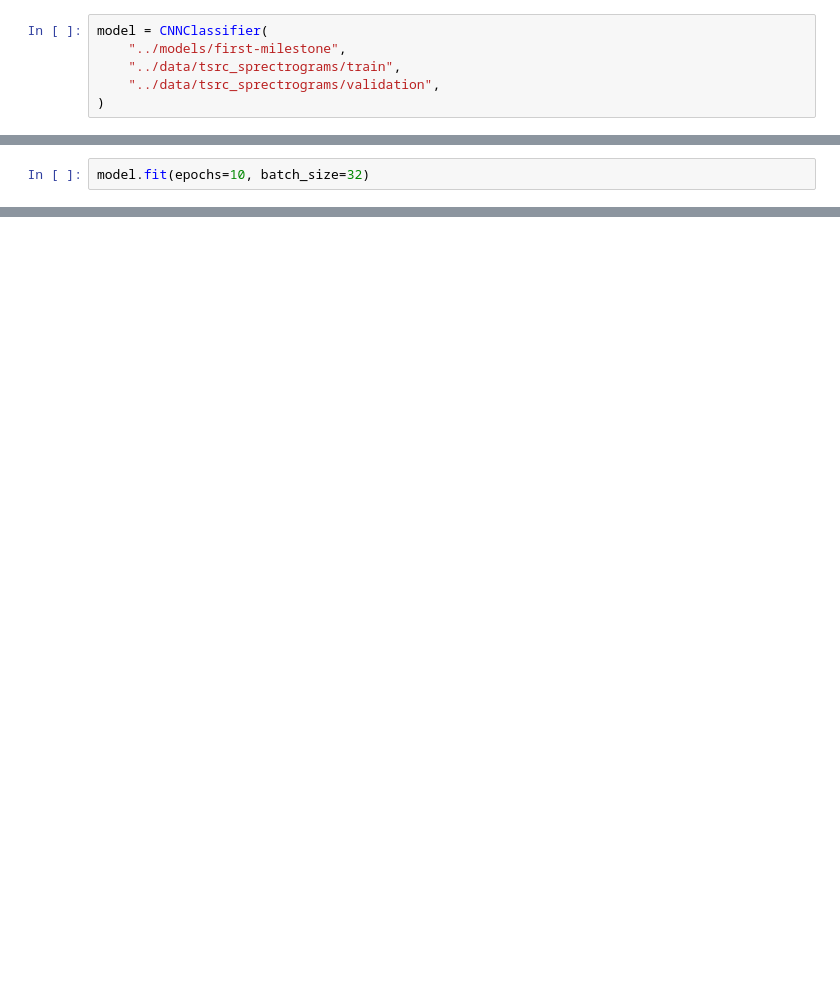
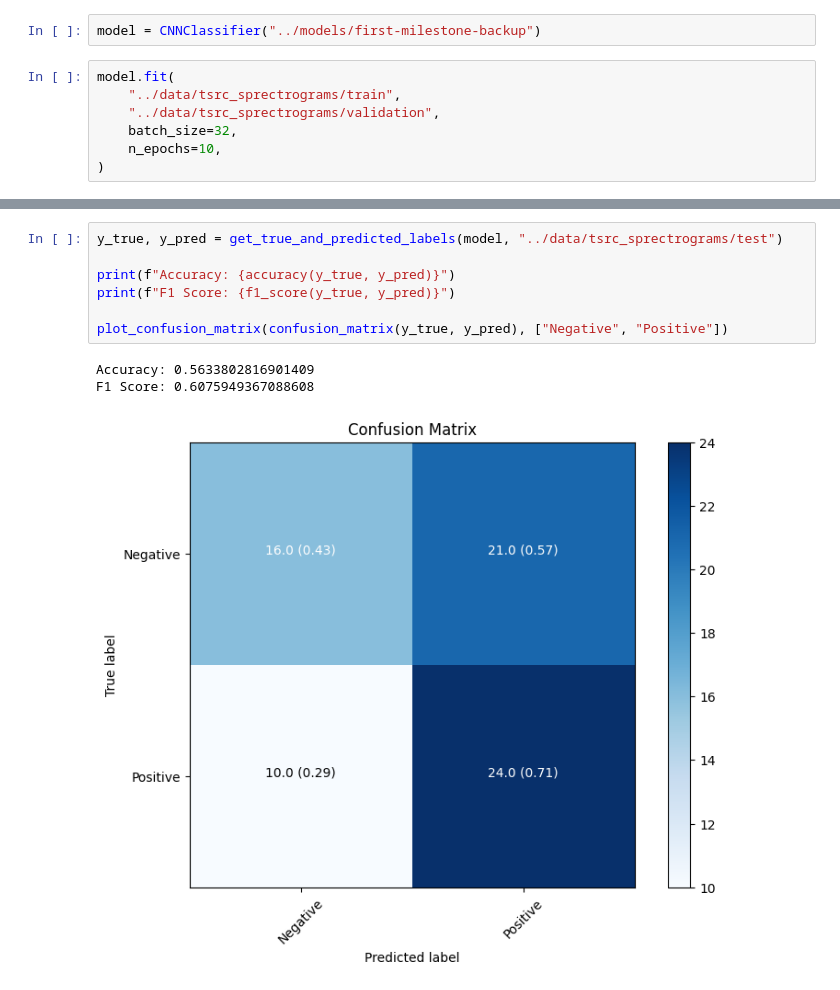
Before and after one commit to pavonism/intro-to-ml, a Jupyter notebook: scripts/TrainModel.ipynb, the cells around one changed output, grey strips where cells are left out. Saved outputs shown, nothing was run; the diff lists cells and outputs as text; blank space fills up the shorter version.

Commit message:
Add confusion matrix and fix saving the model

```diff
--- a/scripts/TrainModel.ipynb
+++ b/scripts/TrainModel.ipynb
@@ -3,6 +8,9 @@ from model_training.cnn_classifier import CNNClassifier
+# %%
+model = CNNClassifier("../models/first-milestone-backup")
 # %%
-model = CNNClassifier(
-    "../models/first-milestone",
+model.fit(
     "../data/tsrc_sprectrograms/train",
     "../data/tsrc_sprectrograms/validation",
+    batch_size=32,
+    n_epochs=10,
 )
@@ -9,2 +29,0 @@ model = CNNClassifier(
-# %%
-model.fit(epochs=10, batch_size=32)
@@ -91,0 +108,11 @@ f1_score(model, '../data/tsrc_sprectrograms/test')
+# %%
+y_true, y_pred = get_true_and_predicted_labels(model, "../data/tsrc_sprectrograms/test")
+
+print(f"Accuracy: {accuracy(y_true, y_pred)}")
+print(f"F1 Score: {f1_score(y_true, y_pred)}")
+
+plot_confusion_matrix(confusion_matrix(y_true, y_pred), ["Negative", "Positive"])
+# %% [output]
+Accuracy: 0.5633802816901409
+F1 Score: 0.6075949367088608
+[figure, added]
```
Also changed, not shown: parts of 7 cells of this notebook, 6 other files.
